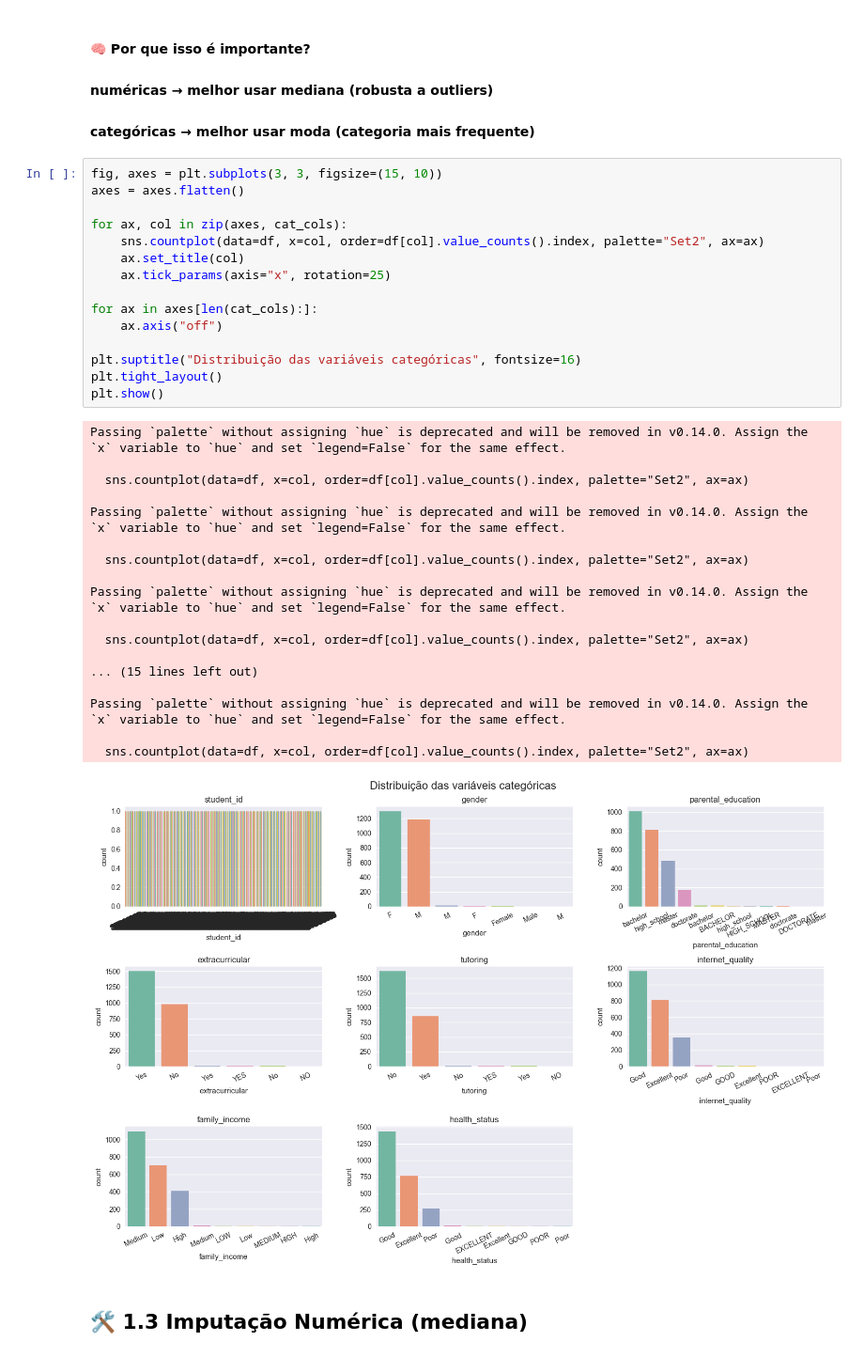
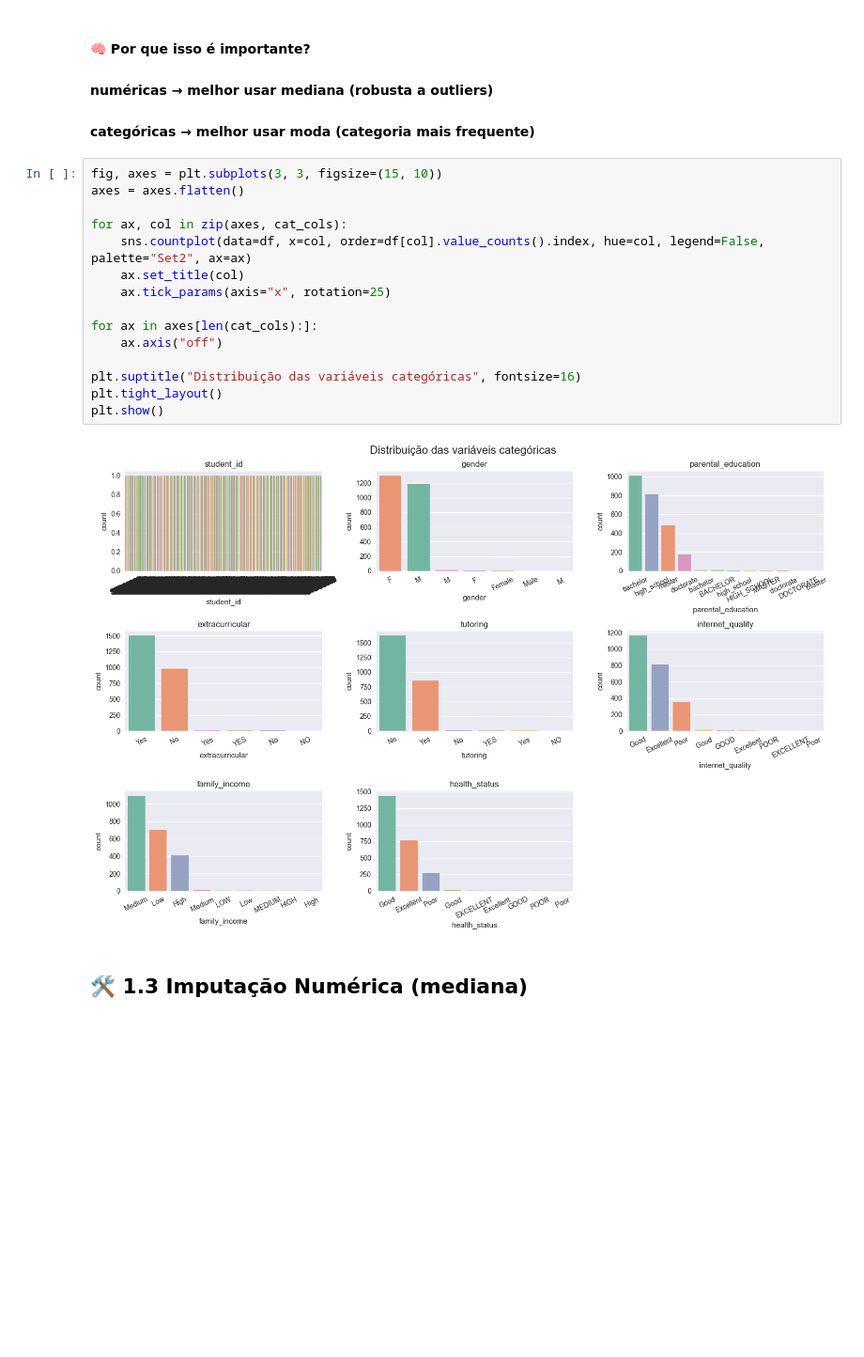
Before and after one commit to ryancarlosferreira/uninassau-atividade-alunos-ml-regressao, a Jupyter notebook: notebooks/02_Preprocessamento.ipynb, the cells around one changed output. Shown at 94% size. Drawn from its saved outputs; the diff is of its cells as text; blank space fills up the shorter version.

```diff
--- a/notebooks/02_Preprocessamento.ipynb
+++ b/notebooks/02_Preprocessamento.ipynb
@@ -80,37 +88,20 @@ num_cols, cat_cols
 # %%
 fig, axes = plt.subplots(3, 3, figsize=(15, 10))
 axes = axes.flatten()
 
 for ax, col in zip(axes, cat_cols):
-    sns.countplot(data=df, x=col, order=df[col].value_counts().index, palette="Set2", ax=ax)
+    sns.countplot(data=df, x=col, order=df[col].value_counts().index, hue=col, legend=False, palette="Set2", ax=ax)
     ax.set_title(col)
     ax.tick_params(axis="x", rotation=25)
 
 for ax in axes[len(cat_cols):]:
     ax.axis("off")
 
 plt.suptitle("Distribuição das variáveis categóricas", fontsize=16)
 plt.tight_layout()
 plt.show()
 # %% [output]
-Passing `palette` without assigning `hue` is deprecated and will be removed in v0.14.0. Assign the `x` variable to `hue` and set `legend=False` for the same effect.
-
-  sns.countplot(data=df, x=col, order=df[col].value_counts().index, palette="Set2", ax=ax)
-
-Passing `palette` without assigning `hue` is deprecated and will be removed in v0.14.0. Assign the `x` variable to `hue` and set `legend=False` for the same effect.
-
-  sns.countplot(data=df, x=col, order=df[col].value_counts().index, palette="Set2", ax=ax)
-
-Passing `palette` without assigning `hue` is deprecated and will be removed in v0.14.0. Assign the `x` variable to `hue` and set `legend=False` for the same effect.
-
-  sns.countplot(data=df, x=col, order=df[col].value_counts().index, palette="Set2", ax=ax)
-
-... (15 lines left out)
-
-Passing `palette` without assigning `hue` is deprecated and will be removed in v0.14.0. Assign the `x` variable to `hue` and set `legend=False` for the same effect.
-
-  sns.countplot(data=df, x=col, order=df[col].value_counts().index, palette="Set2", ax=ax)
-[figure, old version]
+[figure, new version]
 # %% [markdown]
 ## 🛠️ 1.3 Imputação Numérica (mediana)
 # %%
```
Also changed, not shown: parts of 2 cells of this notebook, 1 other file.
